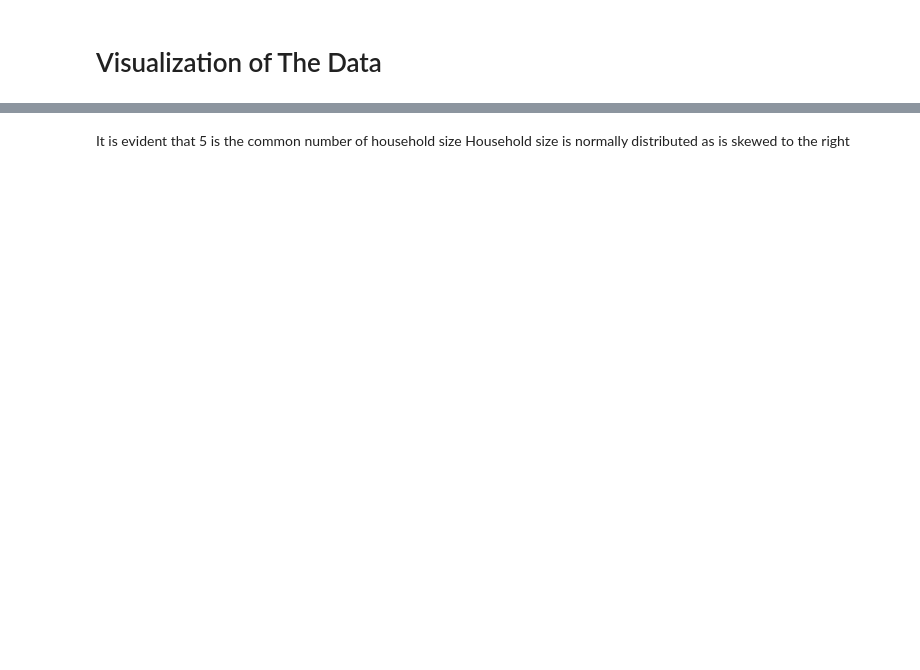
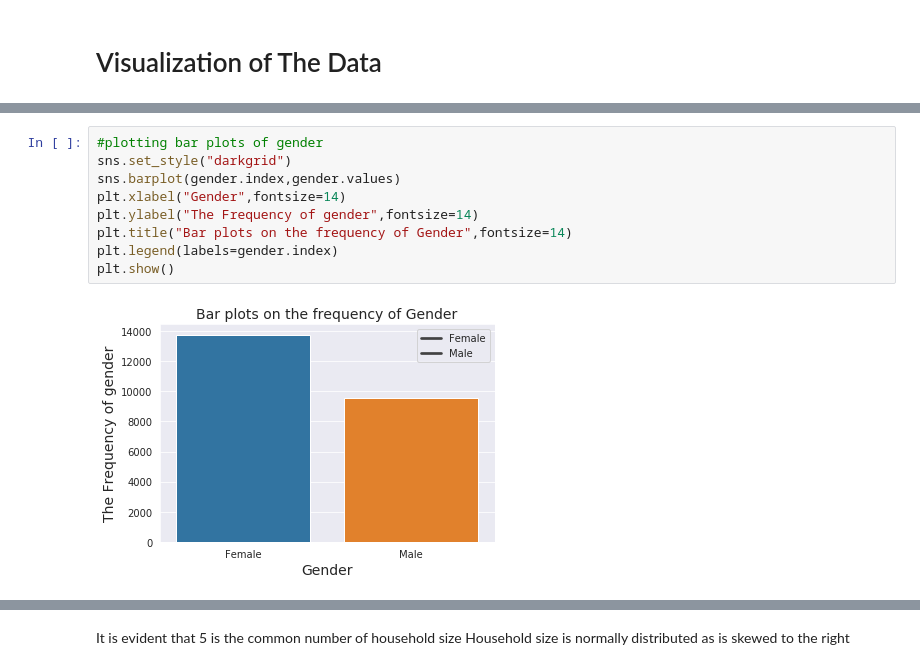
Before and after one commit to kaindoh/Financial-Inclusion-Data-Analysis, a Jupyter notebook: Individuals_are_most_likely_to_have_or_use_a_bank_account.ipynb, the cells around one changed output, grey strips where cells are left out. Cells and saved outputs as stored; diff of their text form; blank space fills up the shorter version.

```diff
--- a/Individuals_are_most_likely_to_have_or_use_a_bank_account.ipynb
+++ b/Individuals_are_most_likely_to_have_or_use_a_bank_account.ipynb
@@ -480,0 +407,11 @@ plt.plot(household.index,household.values)
+# %%
+#plotting bar plots of gender
+sns.set_style("darkgrid")
+sns.barplot(gender.index,gender.values)
+plt.xlabel("Gender",fontsize=14)
+plt.ylabel("The Frequency of gender",fontsize=14)
+plt.title("Bar plots on the frequency of Gender",fontsize=14)
+plt.legend(labels=gender.index)
+plt.show()
+# %% [output]
+[figure, added]
```
Also changed, not shown: parts of 103 cells of this notebook.
